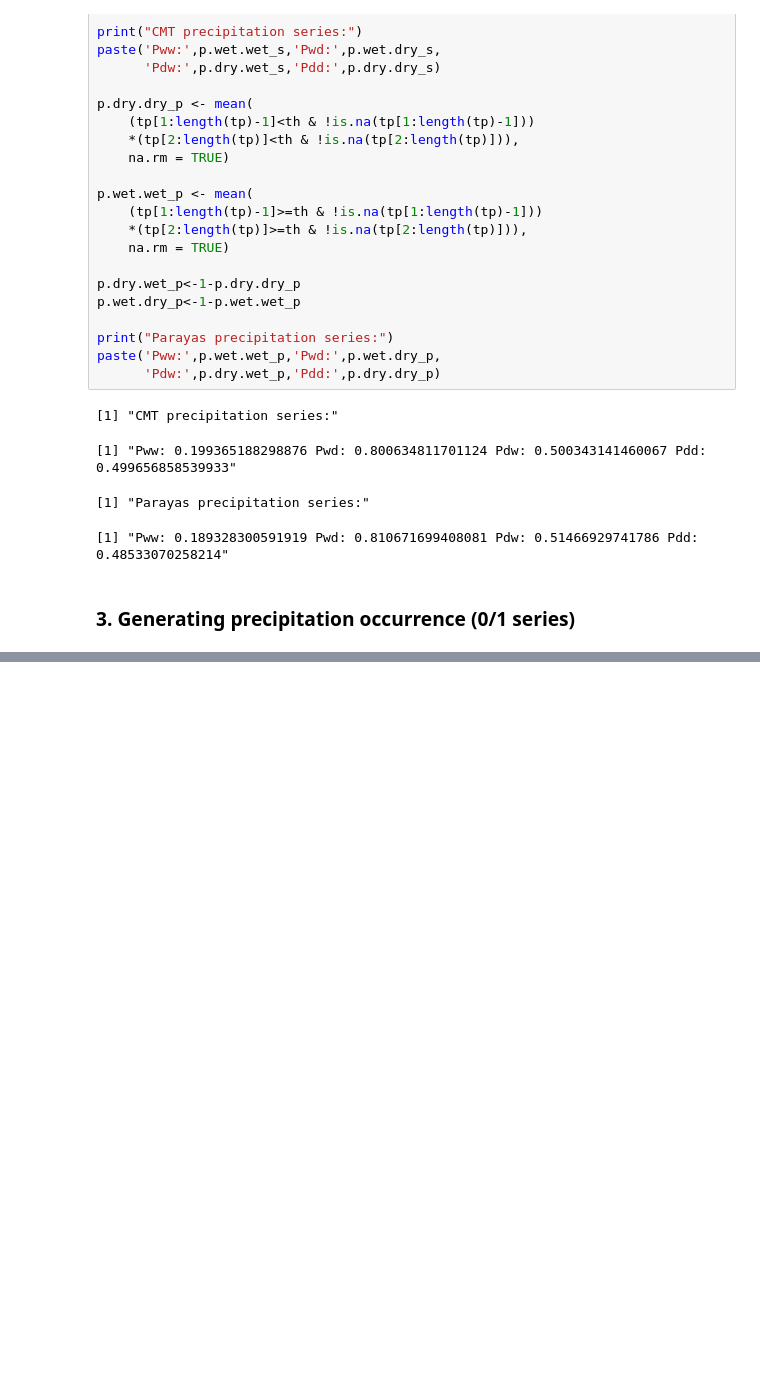
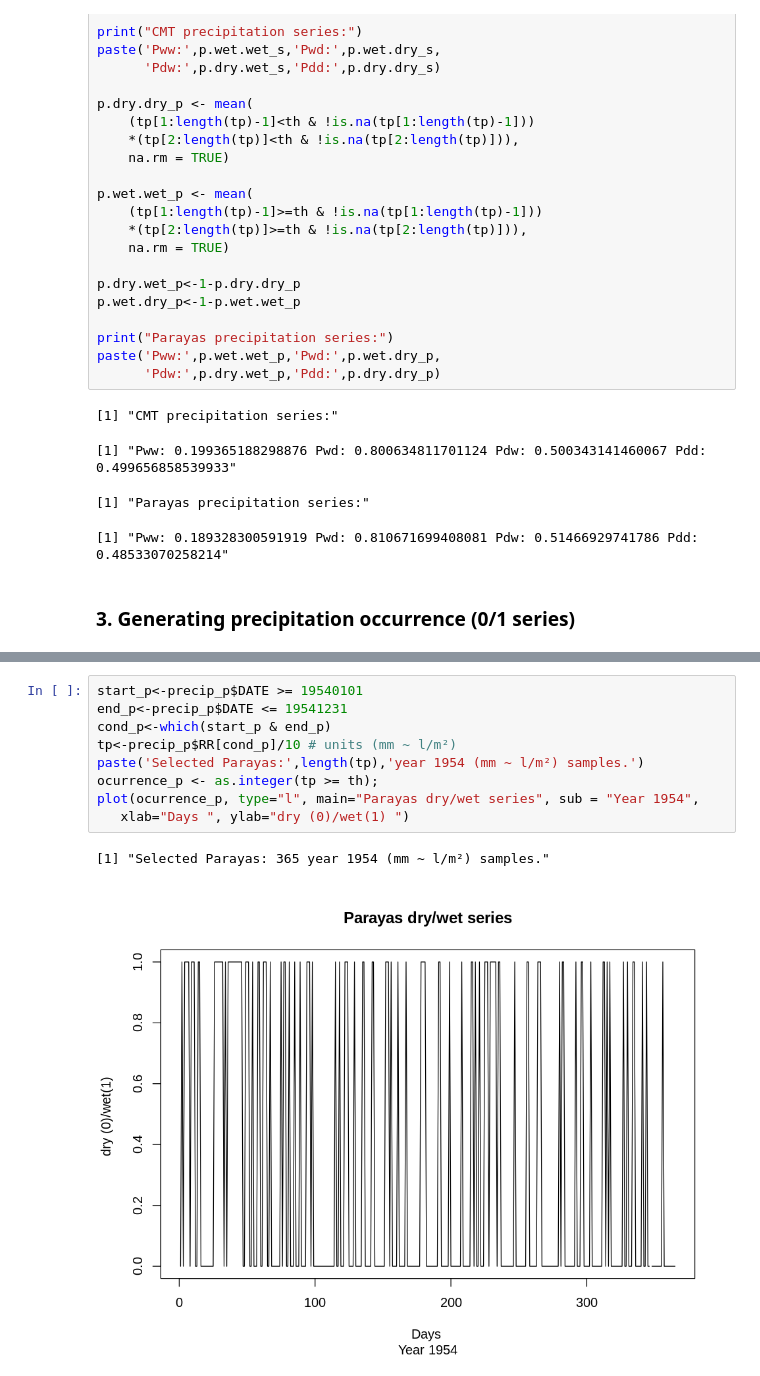
Before and after one commit to yerartdev/uc-m1964-panorama, a Jupyter notebook: panorama/m1964-r-gerardo-de-miguel-gonzalez.ipynb, the cells around one changed output, grey strips where cells are left out. Drawn from its saved outputs; the diff is of its cells as text; blank space fills up the shorter version.

```diff
--- a/panorama/m1964-r-gerardo-de-miguel-gonzalez.ipynb
+++ b/panorama/m1964-r-gerardo-de-miguel-gonzalez.ipynb
@@ -461,0 +482,12 @@ paste('Pww:',p.wet.wet_p,'Pwd:',p.wet.dry_p,
+# %%
+start_p<-precip_p$DATE >= 19540101
+end_p<-precip_p$DATE <= 19541231
+cond_p<-which(start_p & end_p)
+tp<-precip_p$RR[cond_p]/10 # units (mm ~ l/m²)
+paste('Selected Parayas:',length(tp),'year 1954 (mm ~ l/m²) samples.')
+ocurrence_p <- as.integer(tp >= th);
+plot(ocurrence_p, type="l", main="Parayas dry/wet series", sub = "Year 1954",
+   xlab="Days ", ylab="dry (0)/wet(1) ")
+# %% [output]
+[1] "Selected Parayas: 365 year 1954 (mm ~ l/m²) samples."
+[figure, added]
```
Also changed, not shown: parts of 17 cells of this notebook.
